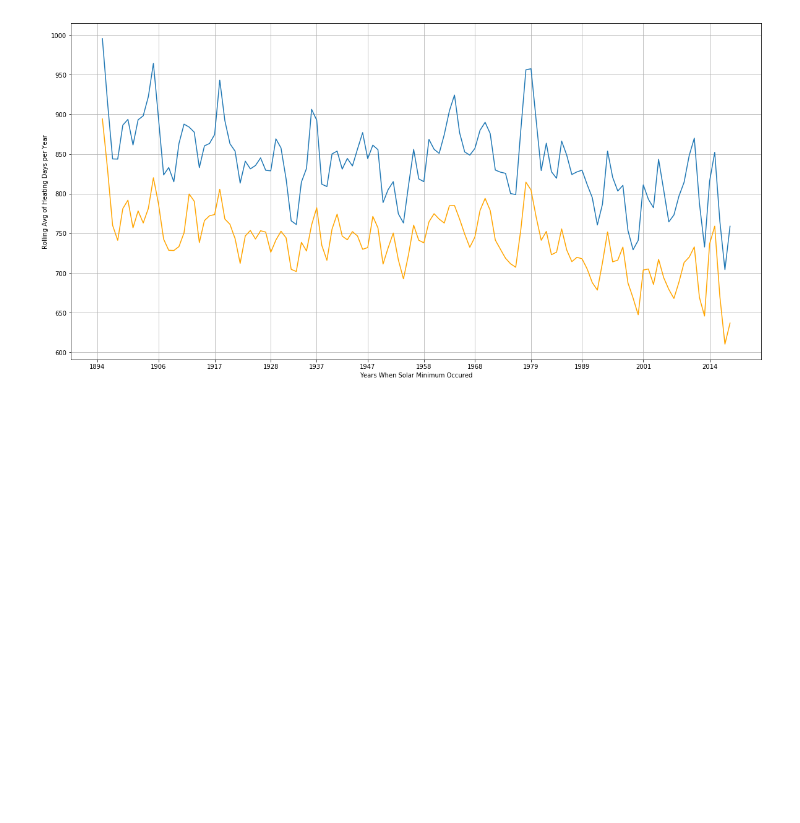
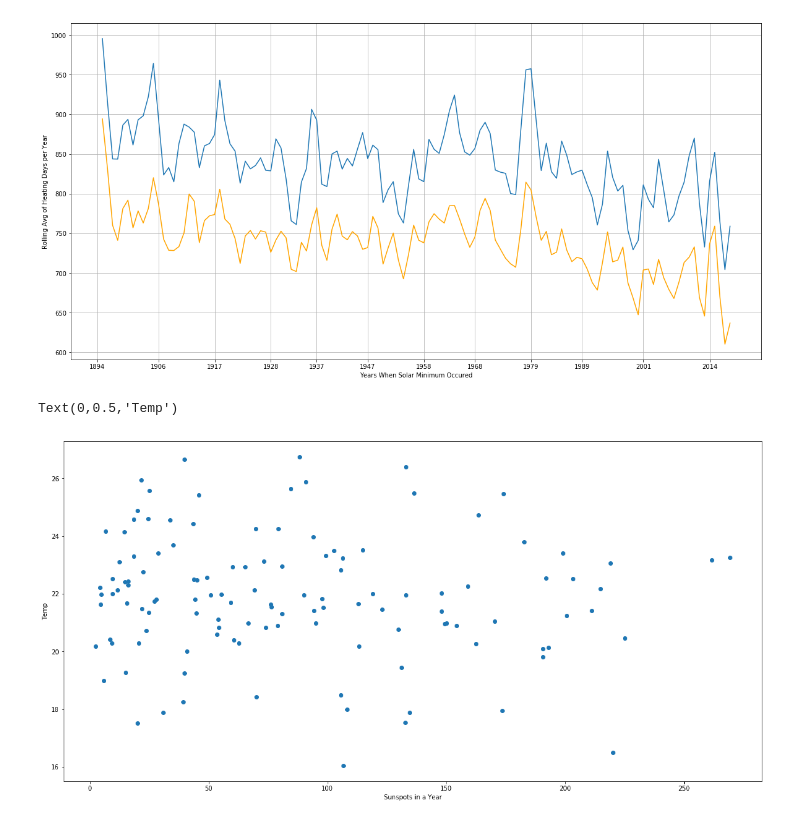
Before and after one commit to A-Grabish/solis-projectum, a Jupyter notebook: working/sunspots.ipynb, the cells around one changed output. Cells and saved outputs as stored; diff of their text form; code cells hidden in the pictures; blank space fills up the shorter version.

```diff
--- a/working/sunspots.ipynb
+++ b/working/sunspots.ipynb
@@ -516,3 +514,15 @@ plt.xticks(solar_max)
 plt.grid()
 # %% [output]
 [figure]
+# %%
+#drop incomplete year and create df
+min_temp_compare = min_avg_temp.drop(2018)
+min_temp_compare_df = pd.DataFrame(min_temp_compare)
+
+#plotting number of sunspots vs average minimum temp for winter months
+plt.scatter(sun_y_1895['Yearly Mean Total Sunspots'], min_temp_compare_df[0])
+plt.xlabel('Sunspots in a Year')
+plt.ylabel('Temp')
+# %% [output]
+Text(0,0.5,'Temp')
+[figure, added]
```
Also changed, not shown: parts of 21 cells of this notebook, 5 other files.
